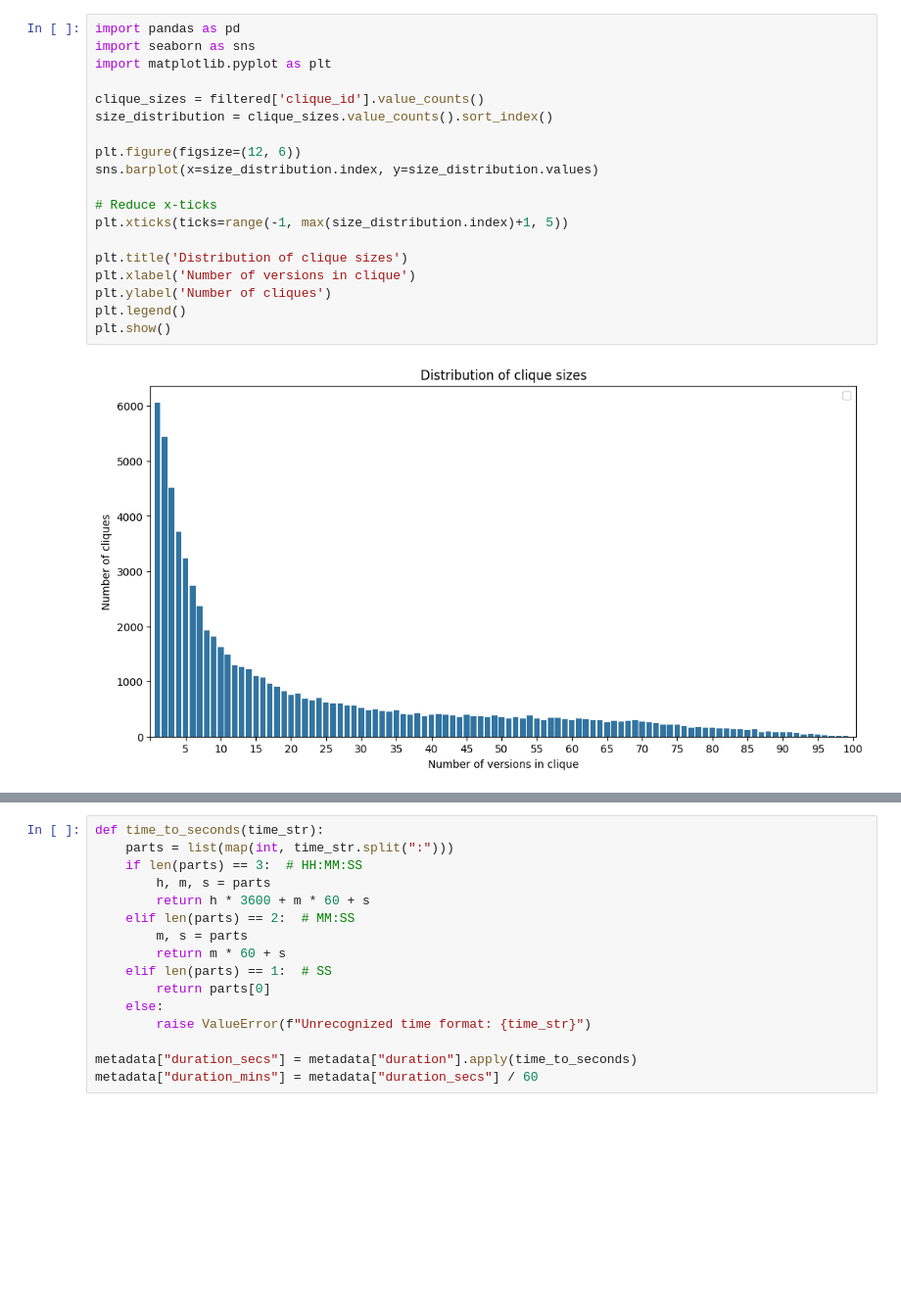
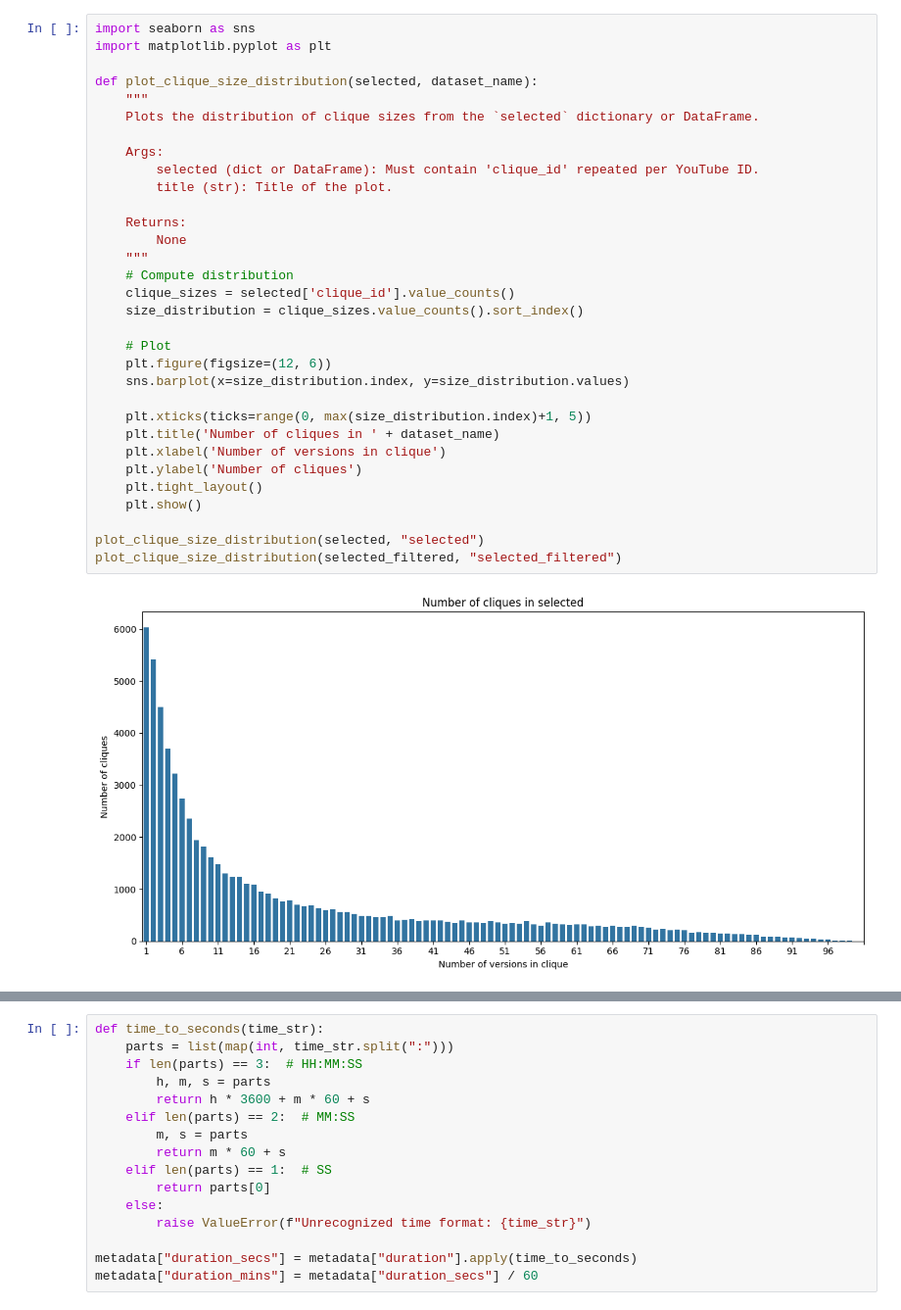
Before and after one commit to progsi/divers_dataset, a Jupyter notebook: content_analysis.ipynb, the cells around one changed output, grey strips where cells are left out. Shown: that part at 98% size. Cells and saved outputs as stored; diff of their text form; blank space fills up the shorter version.

```diff
--- a/content_analysis.ipynb
+++ b/content_analysis.ipynb
@@ -13,21 +18,34 @@ filtered = df.loc[df.match_type == 'both'].drop_duplicates(
-# %%
-import pandas as pd
-import seaborn as sns
-import matplotlib.pyplot as plt
-
-clique_sizes = filtered['clique_id'].value_counts()
-size_distribution = clique_sizes.value_counts().sort_index()
-
-plt.figure(figsize=(12, 6))
-sns.barplot(x=size_distribution.index, y=size_distribution.values)
-
-# Reduce x-ticks
-plt.xticks(ticks=range(-1, max(size_distribution.index)+1, 5))
-
-plt.title('Distribution of clique sizes')
-plt.xlabel('Number of versions in clique')
-plt.ylabel('Number of cliques')
-plt.legend()
-plt.show()
-# %% [output]
-[figure, removed]
+# %%
+import seaborn as sns
+import matplotlib.pyplot as plt
+
+def plot_clique_size_distribution(selected, dataset_name):
+    """
+    Plots the distribution of clique sizes from the `selected` dictionary or DataFrame.
+
+    Args:
+        selected (dict or DataFrame): Must contain 'clique_id' repeated per YouTube ID.
+        title (str): Title of the plot.
+
+    Returns:
+        None
+    """
+    # Compute distribution
+    clique_sizes = selected['clique_id'].value_counts()
+    size_distribution = clique_sizes.value_counts().sort_index()
+
+    # Plot
+    plt.figure(figsize=(12, 6))
+    sns.barplot(x=size_distribution.index, y=size_distribution.values)
+
+    plt.xticks(ticks=range(0, max(size_distribution.index)+1, 5))
+    plt.title('Number of cliques in ' + dataset_name)
+    plt.xlabel('Number of versions in clique')
+    plt.ylabel('Number of cliques')
+    plt.tight_layout()
+    plt.show()
+
+plot_clique_size_distribution(selected, "selected")
+plot_clique_size_distribution(selected_filtered, "selected_filtered")
+# %% [output]
+[figure, added]
```
Also changed, not shown: parts of 7 cells of this notebook, 6 other files.
